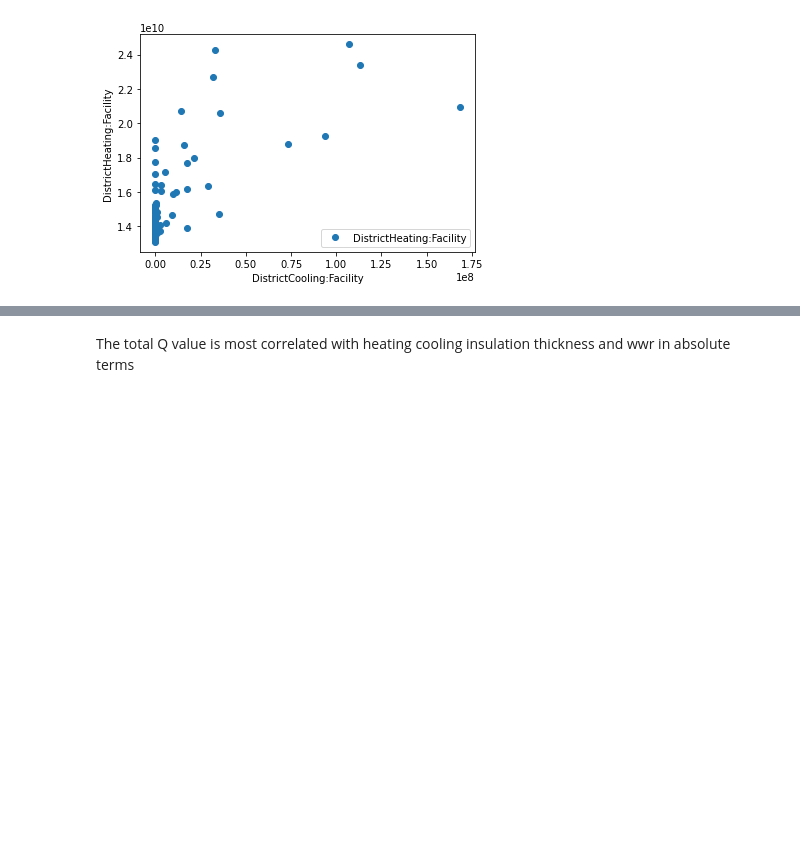
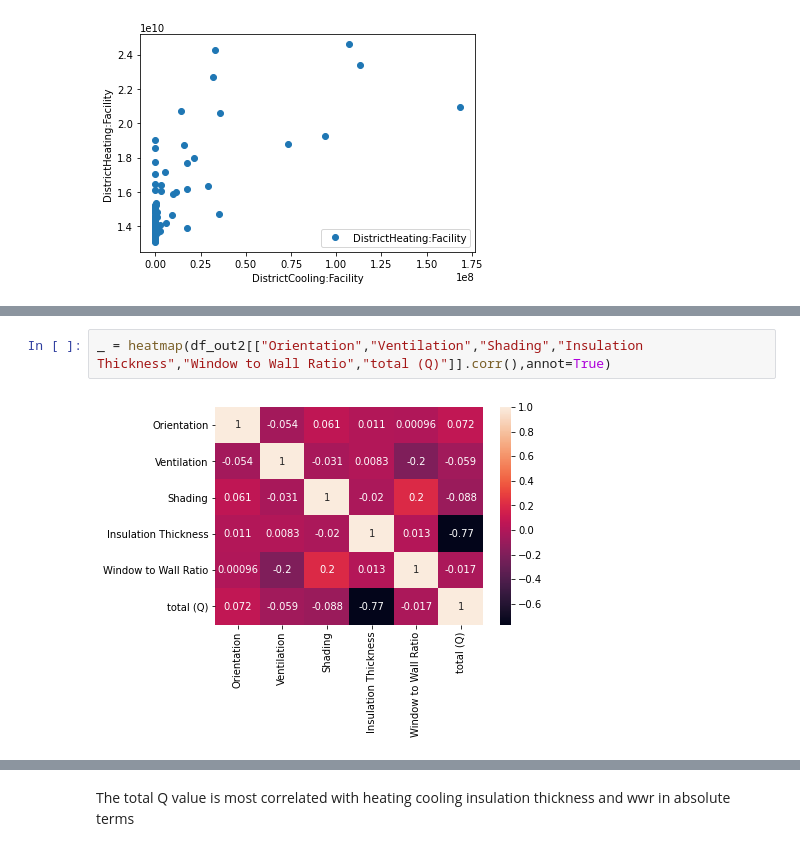
Before and after one commit to Cyrusss-D/ict4building, a Jupyter notebook: Optimization/optimization.ipynb, the cells around one changed output, grey strips where cells are left out. Cells and saved outputs as stored; diff of their text form; blank space fills up the shorter version.

```diff
--- a/Optimization/optimization.ipynb
+++ b/Optimization/optimization.ipynb
@@ -144,0 +190,4 @@ _ = heatmap(df_out1.corr())
+# %%
+_ = heatmap(df_out2[["Orientation","Ventilation","Shading","Insulation Thickness","Window to Wall Ratio","total (Q)"]].corr(),annot=True)
+# %% [output]
+[figure, added]
```
Also changed, not shown: parts of 14 cells of this notebook, 10 other files.
